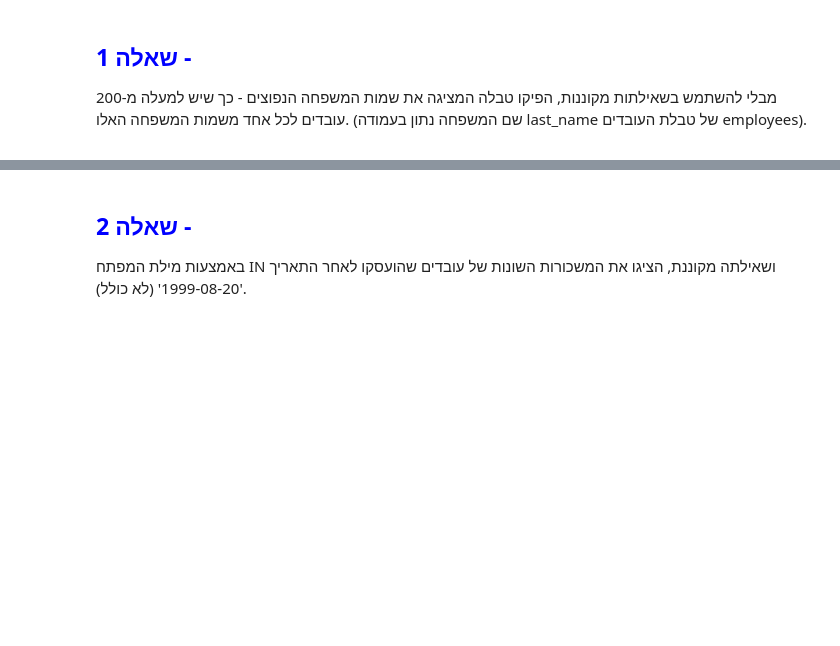
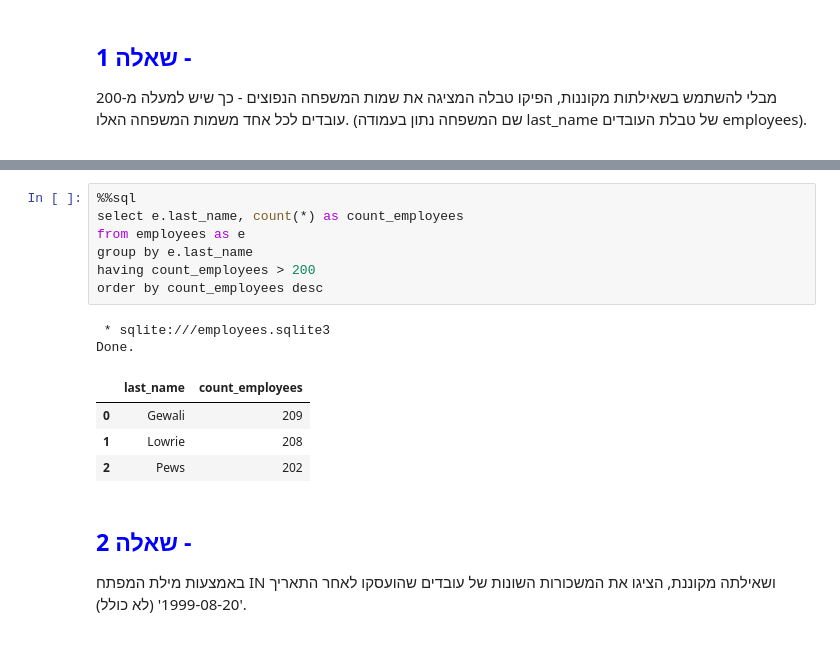
Before and after one commit to amit-eyal/campus_il_sql_course, a Jupyter notebook: SqlExercise5.ipynb, the cells around one changed output, grey strips where cells are left out. Saved outputs shown, nothing was run; the diff lists cells and outputs as text; blank space fills up the shorter version.

```diff
--- a/SqlExercise5.ipynb
+++ b/SqlExercise5.ipynb
@@ -177,3 +167,17 @@ Done.
+# %%
+%%sql
+select e.last_name, count(*) as count_employees
+from employees as e
+group by e.last_name
+having count_employees > 200
+order by count_employees desc
+# %% [output]
+ * sqlite:///employees.sqlite3
+Done.
+|  | last_name | count_employees |
+| 0 | Gewali | 209 |
+| 1 | Lowrie | 208 |
+| 2 | Pews | 202 |
 # %% [markdown]
 <div dir="rtl">
 
```
Also changed, not shown: parts of 9 cells of this notebook.
